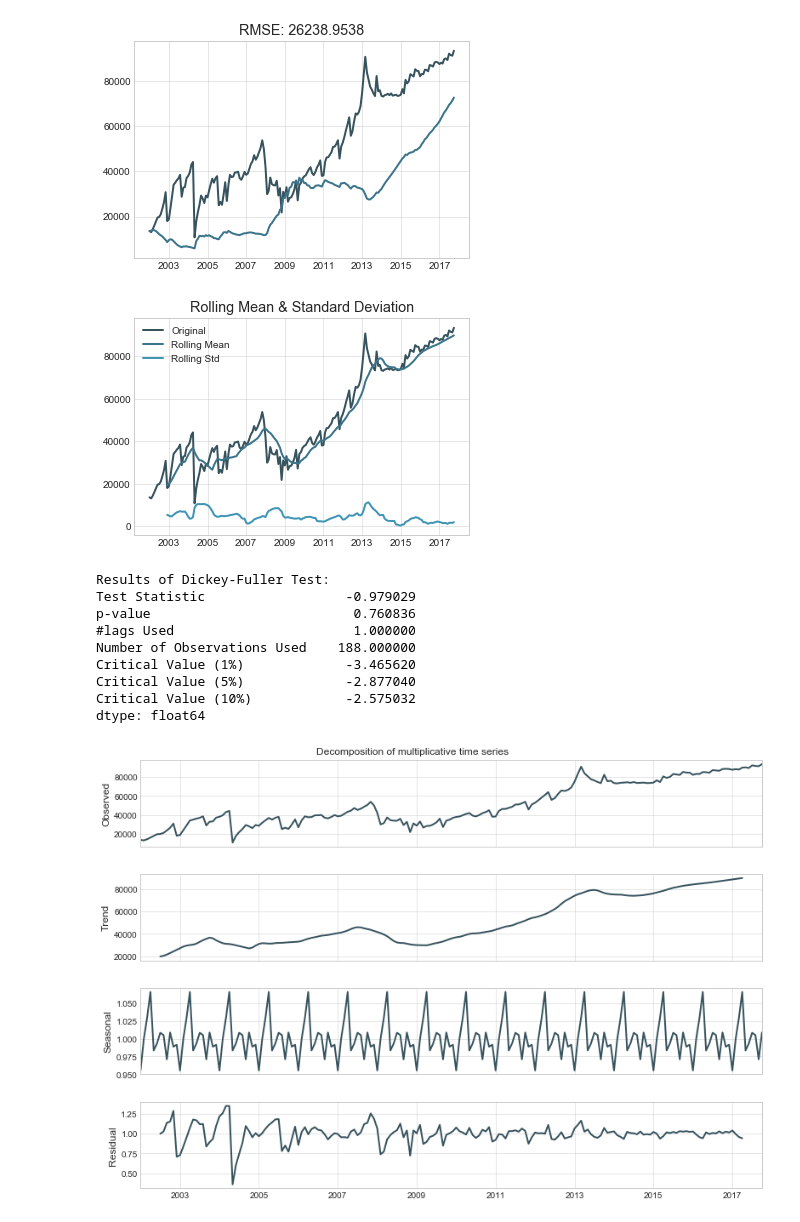
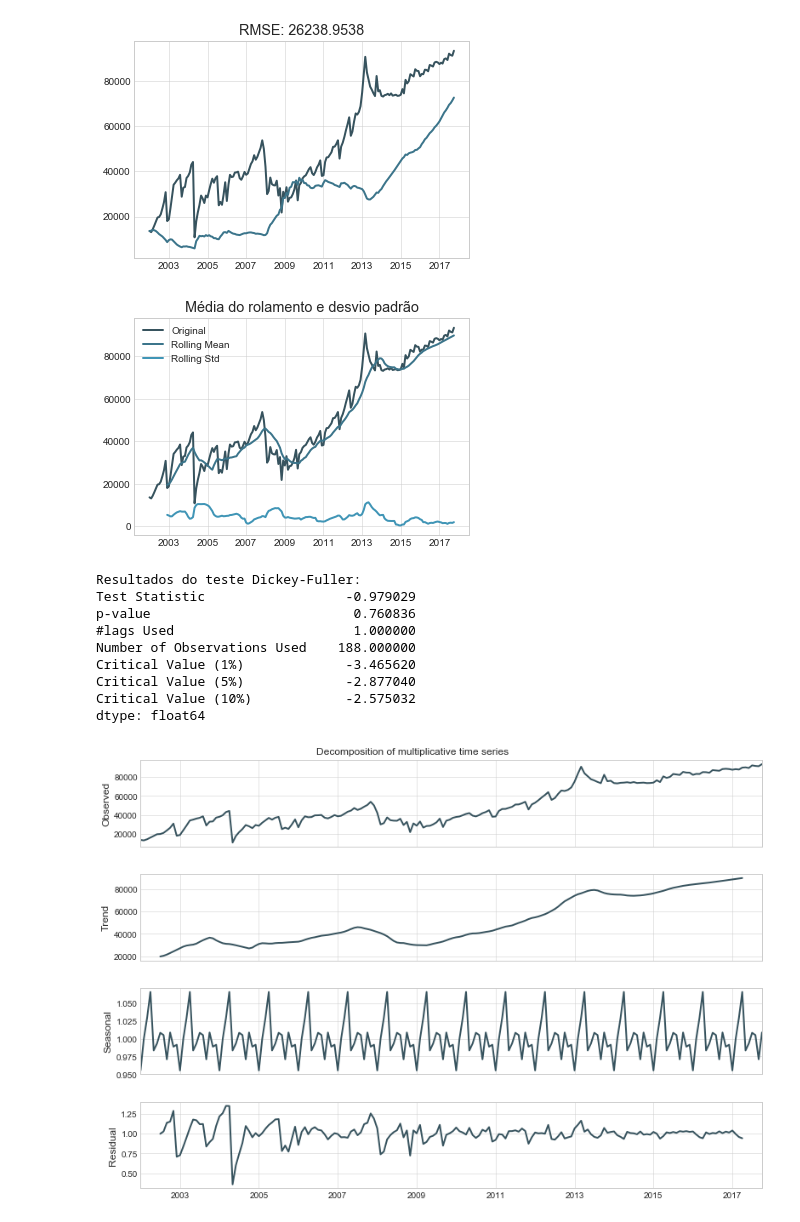
Before and after one commit to MarcusWiilo/capstone_udacity, a Jupyter notebook: capstone_project_udacity.ipynb, the cells around one changed output. Drawn from its saved outputs; the diff is of its cells as text; code cells hidden in the pictures.

```diff
--- a/capstone_udacity.ipynb
+++ b/capstone_project_udacity.ipynb
@@ -53,11 +53,11 @@ from pandas import read_csv
 # bilioteca do para manpulação de variaveis de hora
 import datetime
 
+# bibliotecas para visualização de dados
 import matplotlib.pyplot as plt
 import seaborn as sns
 from matplotlib import pyplot
 from matplotlib.pylab import rcParams
-plt.rcParams['figure.figsize'] = (14,8)
 
 import warnings
 import itertools
@@ -1665,30 +1616,31 @@ plt.title('RMSE: %.4f'% np.sqrt(sum((predictions_ARIMA-data["lowest_deal_price"]
 Text(0.5,1,'RMSE: 26238.9538')
 [figure]
 # %%
-#Determing rolling statistics
+# Determinando estatísticas de rolagem
+
 rolmean = data["lowest_deal_price"].rolling(window=12).mean()
 rolstd = data["lowest_deal_price"].rolling(window=12).std()
 
 #Plot rolling statistics:
 orig = plt.plot(data["lowest_deal_price"], label='Original')
 mean = plt.plot(rolmean, label='Rolling Mean')
 std = plt.plot(rolstd, label = 'Rolling Std')
 plt.legend(loc='best')
-plt.title('Rolling Mean & Standard Deviation')
+plt.title('Média do rolamento e desvio padrão')
 plt.show(block=False)
 # %% [output]
-[figure, old version]
+[figure, new version]
 # %%
-# Perform Dickey-Fuller test:
+# Performance do Dickey-Fuller Test:
 from statsmodels.tsa.stattools import adfuller
-print('Results of Dickey-Fuller Test:')
+print('Resultados do teste Dickey-Fuller:')
 dftest = adfuller(data["lowest_deal_price"], autolag='AIC')
 dfoutput = pd.Series(dftest[0:4], index=['Test Statistic', 'p-value', '#lags Used', 'Number of Observations Used'])
 for key, value in dftest[4].items():
     dfoutput['Critical Value (%s)'%key] = value
 print(dfoutput)
 # %% [output]
-Results of Dickey-Fuller Test:
+Resultados do teste Dickey-Fuller:
 Test Statistic                  -0.979029
 p-value                          0.760836
 #lags Used                       1.000000
```
Also changed, not shown: parts of 70 cells of this notebook, 12 other files.
